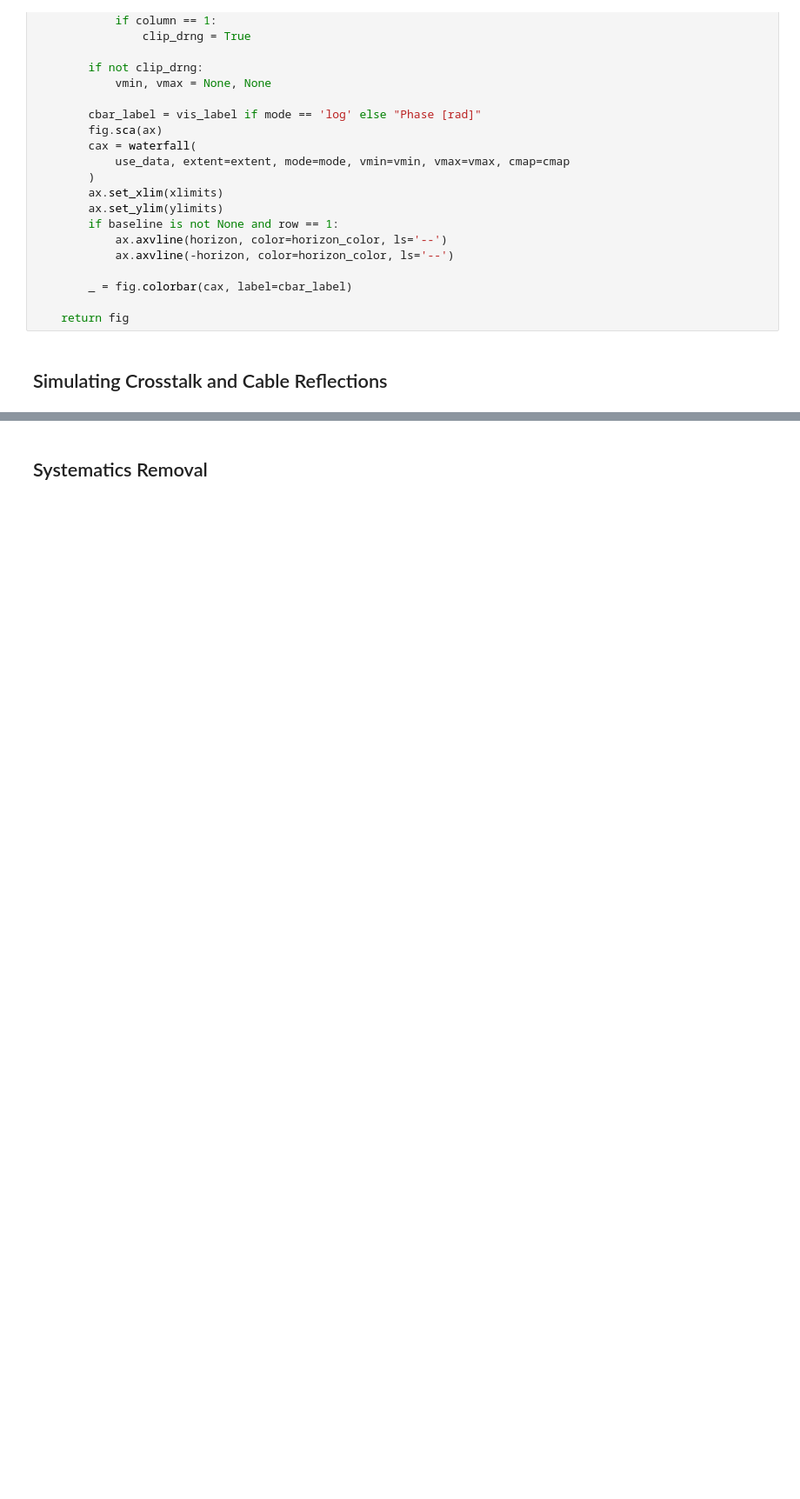
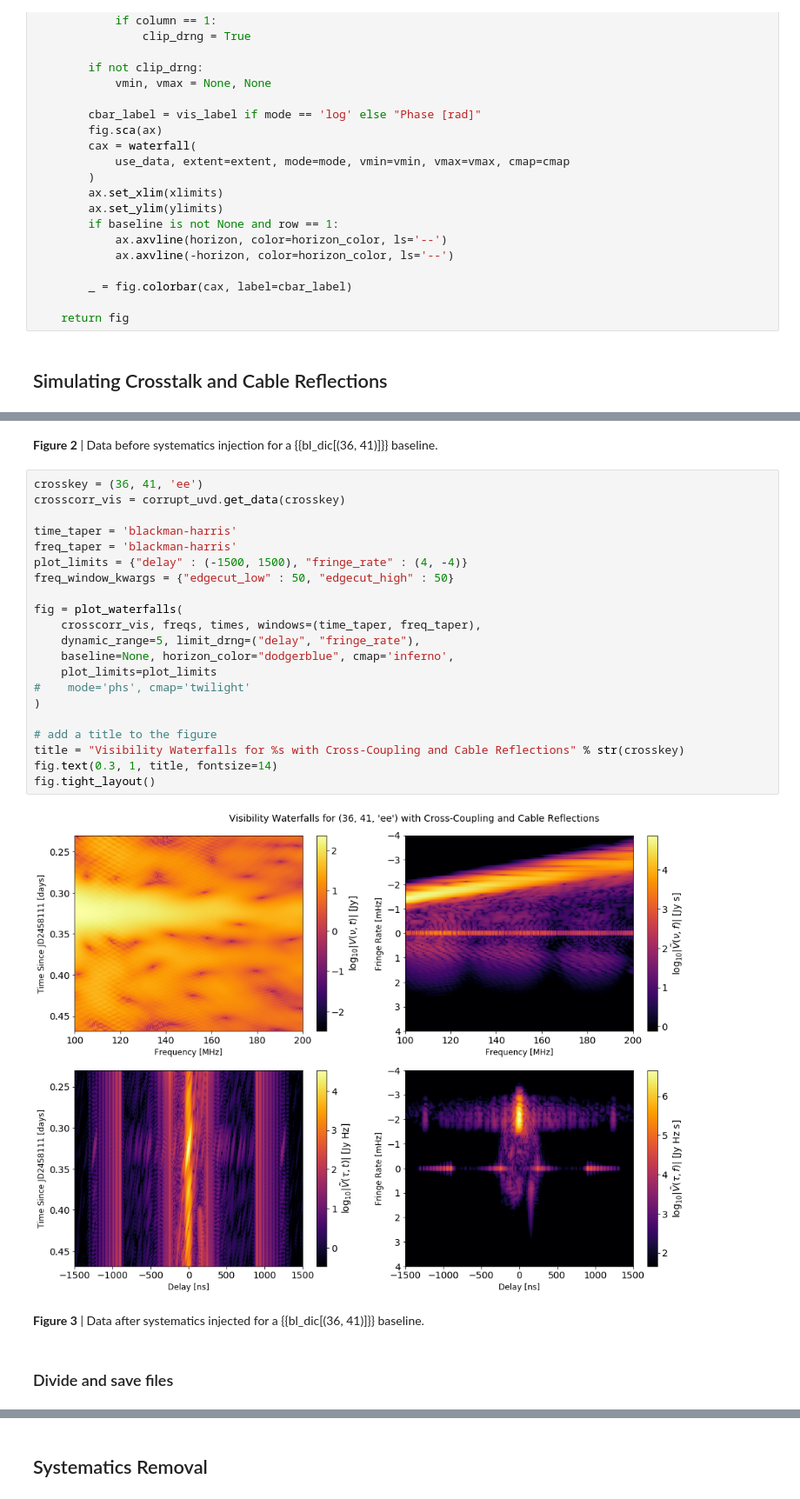
Before and after one commit to HERA-Team/hera-validation, a Jupyter notebook: test-series/3/test-3.2.0.ipynb, the cells around one changed output, grey strips where cells are left out. Shown at 87% size. Cells and saved outputs as stored; diff of their text form; blank space fills up the shorter version.

```diff
--- a/test-series/3/test-3.2.0.ipynb
+++ b/test-series/3/test-3.2.0.ipynb
@@ -684,0 +498,29 @@ uvd.write_uvh5(os.path.join(vis_data_path, 'zen.{}.true.uvh5'.format(JD_str)))
+# %% [markdown]
+**Figure 2** | Data before systematics injection for a {{bl_dic[(36, 41)]}} baseline.
+# %%
+crosskey = (36, 41, 'ee')
+crosscorr_vis = corrupt_uvd.get_data(crosskey)
+
+time_taper = 'blackman-harris'
+freq_taper = 'blackman-harris'
+plot_limits = {"delay" : (-1500, 1500), "fringe_rate" : (4, -4)}
+freq_window_kwargs = {"edgecut_low" : 50, "edgecut_high" : 50}
+
+fig = plot_waterfalls(
+    crosscorr_vis, freqs, times, windows=(time_taper, freq_taper),
+    dynamic_range=5, limit_drng=("delay", "fringe_rate"),
+    baseline=None, horizon_color="dodgerblue", cmap='inferno',
+    plot_limits=plot_limits
+#    mode='phs', cmap='twilight'
+)
+
+# add a title to the figure
+title = "Visibility Waterfalls for %s with Cross-Coupling and Cable Reflections" % str(crosskey)
+fig.text(0.3, 1, title, fontsize=14)
+fig.tight_layout()
+# %% [output]
+[figure, added]
+# %% [markdown]
+**Figure 3** | Data after systematics injected for a {{bl_dic[(36, 41)]}} baseline.
+# %% [markdown]
+### Divide and save files
```
Also changed, not shown: parts of 97 cells of this notebook.
